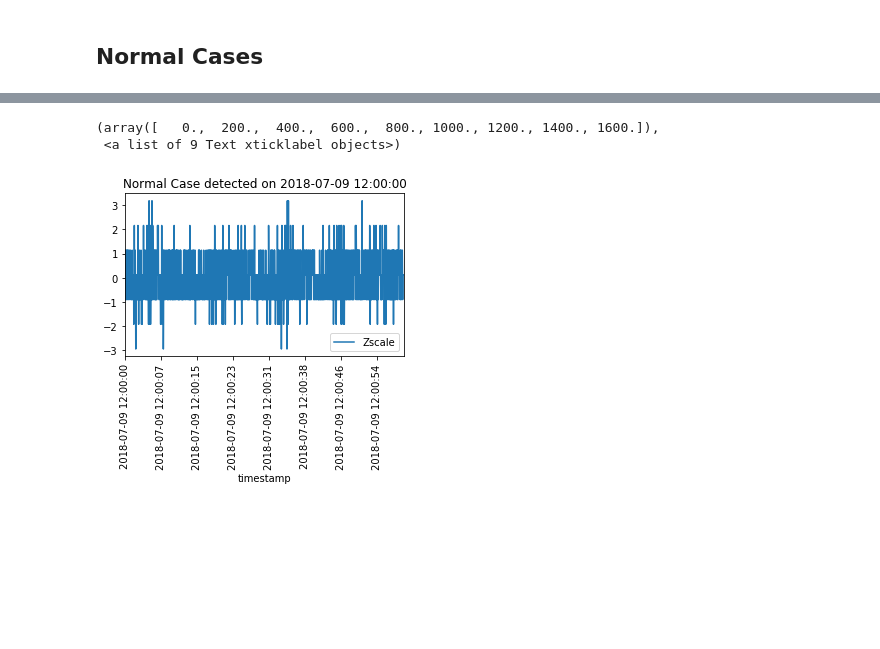
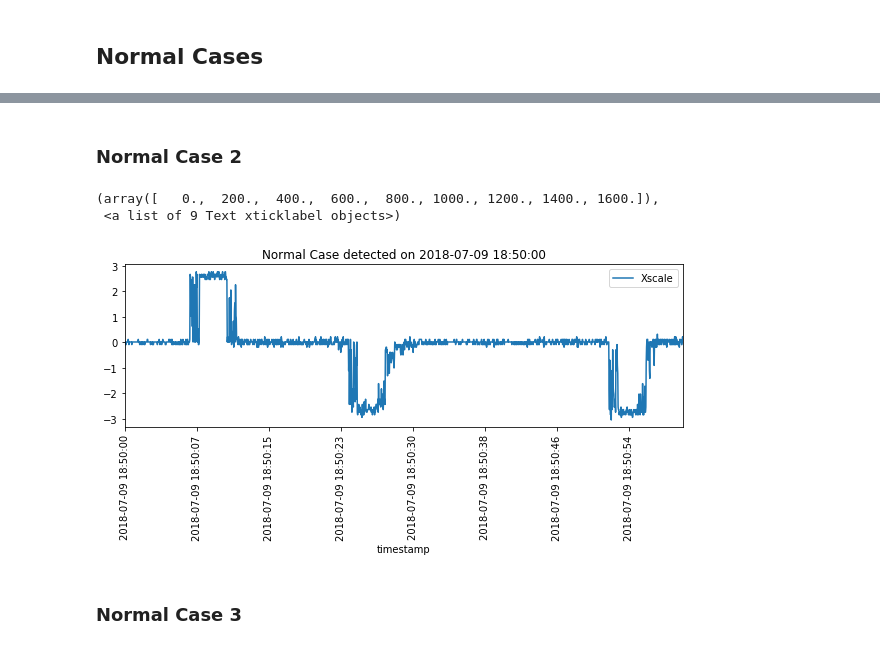
Before and after one commit to Ria-Thomas/DeviationFinder, a Jupyter notebook: EDA/EDA-Lift14.ipynb, the cells around one changed output, grey strips where cells are left out. Saved outputs shown, nothing was run; the diff lists cells and outputs as text; code cells hidden in the pictures; blank space fills up the shorter version.

```diff
--- a/EDA/EDA-Lift14.ipynb
+++ b/EDA/EDA-Lift14.ipynb
@@ -468,0 +477,6 @@ Wall time: 1.92 s
+# %%
+temp_pandas.plot(x ='timestamp', y='Xscale', kind = 'line')
+plt.rcParams["figure.figsize"] = (10,3)
+plt.title("Normal Case detected on 17:02:00")
+
+plt.xticks(rotation=90)
@@ -469,12 +487,14 @@ Wall time: 1.92 s
+# %% [markdown]
+### Normal Case 2
 # %%
-plt.rcParams["figure.figsize"] = (5,3)
-temp_pandas.plot(x ='timestamp', y='Zscale', kind = 'line')
-
-plt.title("Normal Case detected on 2018-07-09 12:00:00")
-
+temp_pandas.plot(x ='timestamp', y='Xscale', kind = 'line')
+plt.rcParams["figure.figsize"] = (10,3)
+plt.title("Normal Case detected on 2018-07-09 18:50:00")
 
 plt.xticks(rotation=90)
 # %% [output]
 (array([   0.,  200.,  400.,  600.,  800., 1000., 1200., 1400., 1600.]),
  <a list of 9 Text xticklabel objects>)
-[figure, old version]
+[figure, new version]
+# %% [markdown]
+### Normal Case 3
```
Also changed, not shown: parts of 47 cells of this notebook.
